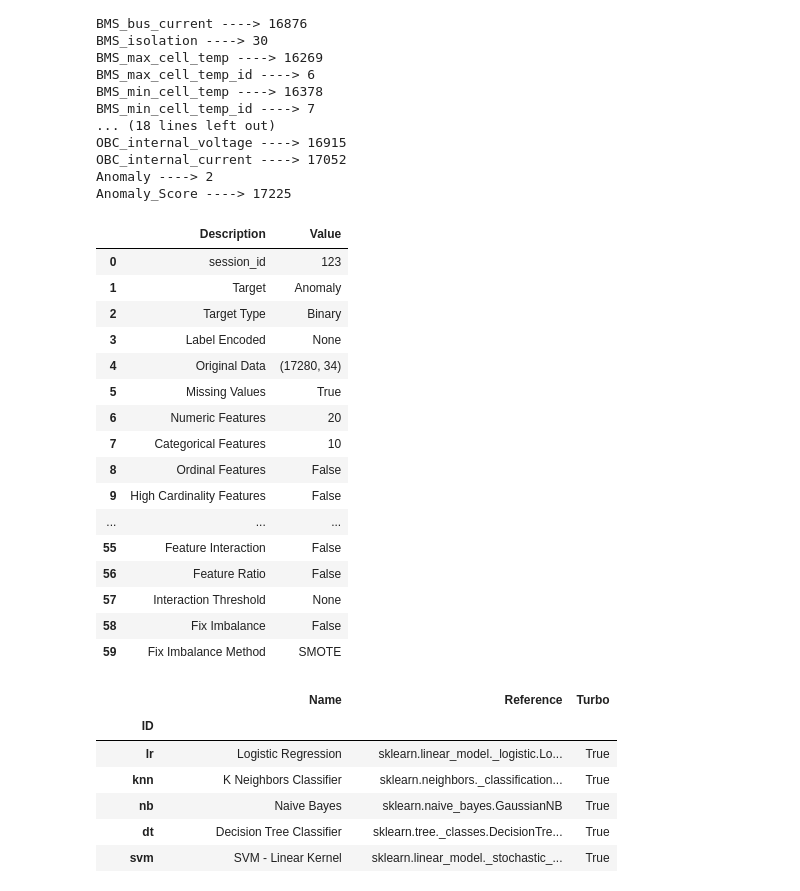
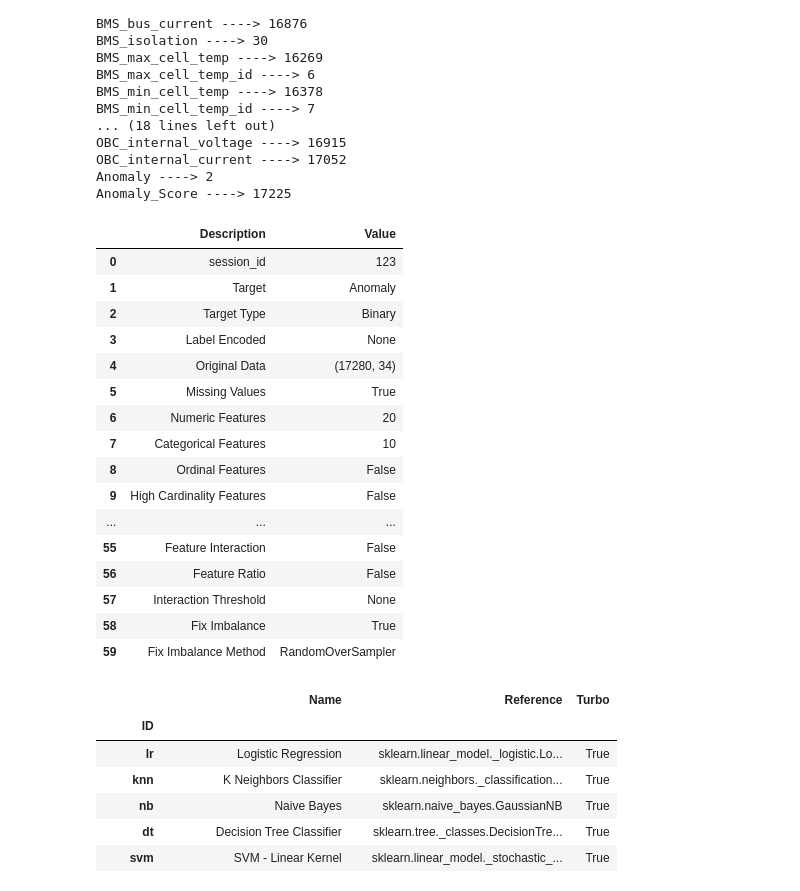
Before and after one commit to akash-bluebinaries/Anomaly-Detection, a Jupyter notebook: notebook/Modelling.ipynb, the cells around one changed output. Saved outputs shown, nothing was run; the diff lists cells and outputs as text; code cells hidden in the pictures.

```diff
--- a/notebook/Modelling.ipynb
+++ b/notebook/Modelling.ipynb
@@ -74,50 +74,48 @@ Anomaly ----> 2
 Anomaly_Score ----> 17225
 # %%
 from pycaret.classification import *
+from imblearn.over_sampling import RandomOverSampler
 
 
 ignore = ['Unnamed: 0','Anomaly_Score','timestamps']
 
 # Initialize the setup
-clf1 = setup(data=df,
-             target='Anomaly',
-             session_id=123,
-             train_size=0.7,
+clf1 = setup(data=df,target='Anomaly',session_id=123,train_size=0.7,
              preprocess=True,
              imputation_type='simple',
              categorical_imputation='mode',
              numeric_imputation='mean',
              normalize=True,
              ignore_features=ignore,
              normalize_method='robust',
              combine_rare_levels=True,
              rare_level_threshold=0.1,
              data_split_stratify=True,
              fold_strategy='stratifiedkfold',
              fold=3,
              fold_shuffle=True,
              n_jobs=None,
-             silent=True,
-            # date_features=['timestamps'],
+             silent=True,fix_imbalance=True,fix_imbalance_method=RandomOverSampler(),ignore_low_variance=True,
+             handle_unknown_categorical=True,unknown_categorical_method='least_frequent',
              )
 # %% [output]
 |  | Description | Value |
 | 0 | session_id | 123 |
 | 1 | Target | Anomaly |
 | 2 | Target Type | Binary |
 | 3 | Label Encoded | None |
 | 4 | Original Data | (17280, 34) |
 | 5 | Missing Values | True |
 | 6 | Numeric Features | 20 |
 | 7 | Categorical Features | 10 |
 | 8 | Ordinal Features | False |
 | 9 | High Cardinality Features | False |
 | ... | ... | ... |
 | 55 | Feature Interaction | False |
 | 56 | Feature Ratio | False |
 | 57 | Interaction Threshold | None |
-| 58 | Fix Imbalance | False |
-| 59 | Fix Imbalance Method | SMOTE |
+| 58 | Fix Imbalance | True |
+| 59 | Fix Imbalance Method | RandomOverSampler |
 # %%
 models()
 # %% [output]
```
Also changed, not shown: parts of 4 cells of this notebook, 3 other files.
